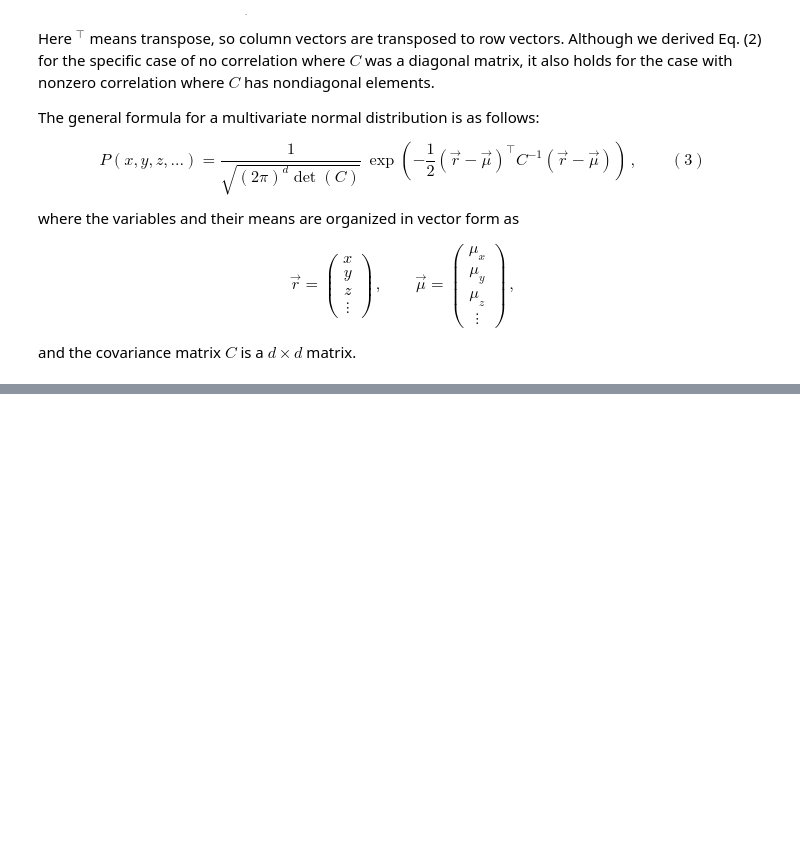
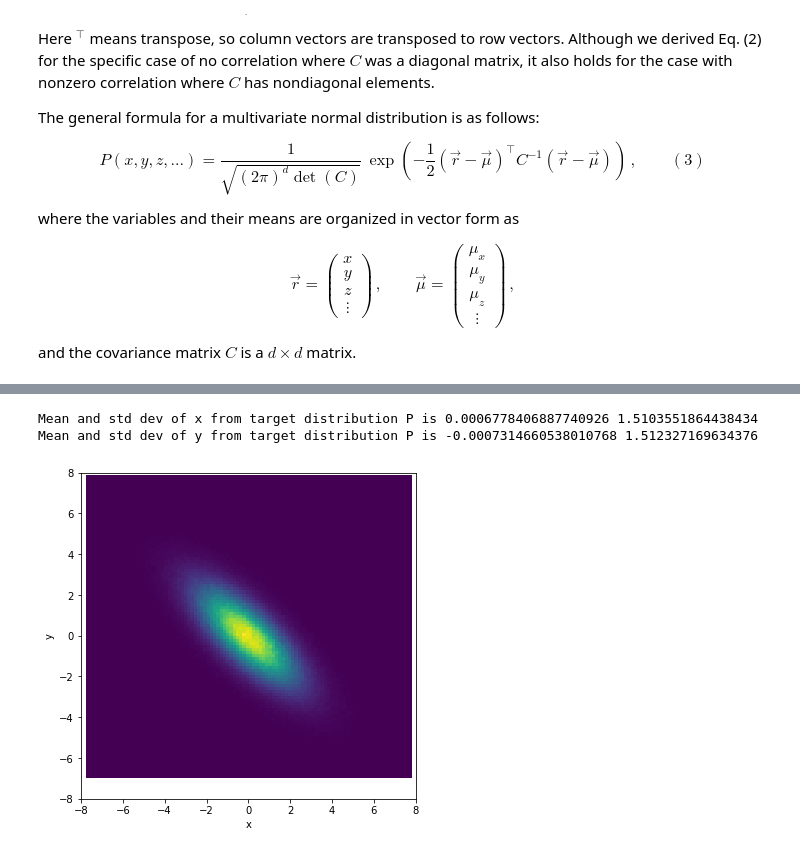
Before and after one commit to PHYS-2030-Computational-Methods/Lecture-notes, a Jupyter notebook: Lesson 5 - Multivariate sampling.ipynb, the cells around one changed output, grey strips where cells are left out. Drawn from its saved outputs; the diff is of its cells as text; code cells hidden in the pictures; blank space fills up the shorter version.

```diff
--- a/Lesson 5 - Multivariate sampling.ipynb
+++ b/Lesson 5 - Multivariate sampling.ipynb
@@ -423,0 +447,30 @@ and the covariance matrix $C$ is a $d \times d$ matrix.
+# %%
+# Sample from multivariate normal distribution
+
+mu = [0,0]
+C = [[16/7,-12/7],[-12/7,16/7]]
+
+num = 10**6
+r = np.random.multivariate_normal(mu,C,num)
+x = r[:,0]
+y = r[:,1]
+
+# Calculate means
+
+print('Mean and std dev of x from target distribution P is', mean(x), std(x))
+print('Mean and std dev of y from target distribution P is', mean(y), std(y))
+
+# Histogram for target distribution P
+plt.figure(figsize=(6,6))
+plt.hist2d(x,y,bins=[100,100])
+
+plt.xlim([-8,8])
+plt.ylim([-8,8])
+plt.xlabel('x')
+plt.ylabel('y')
+
+plt.show()
+# %% [output]
+Mean and std dev of x from target distribution P is 0.0006778406887740926 1.5103551864438434
+Mean and std dev of y from target distribution P is -0.0007314660538010768 1.512327169634376
+[figure, added]
```
Also changed, not shown: parts of 2 cells of this notebook.
